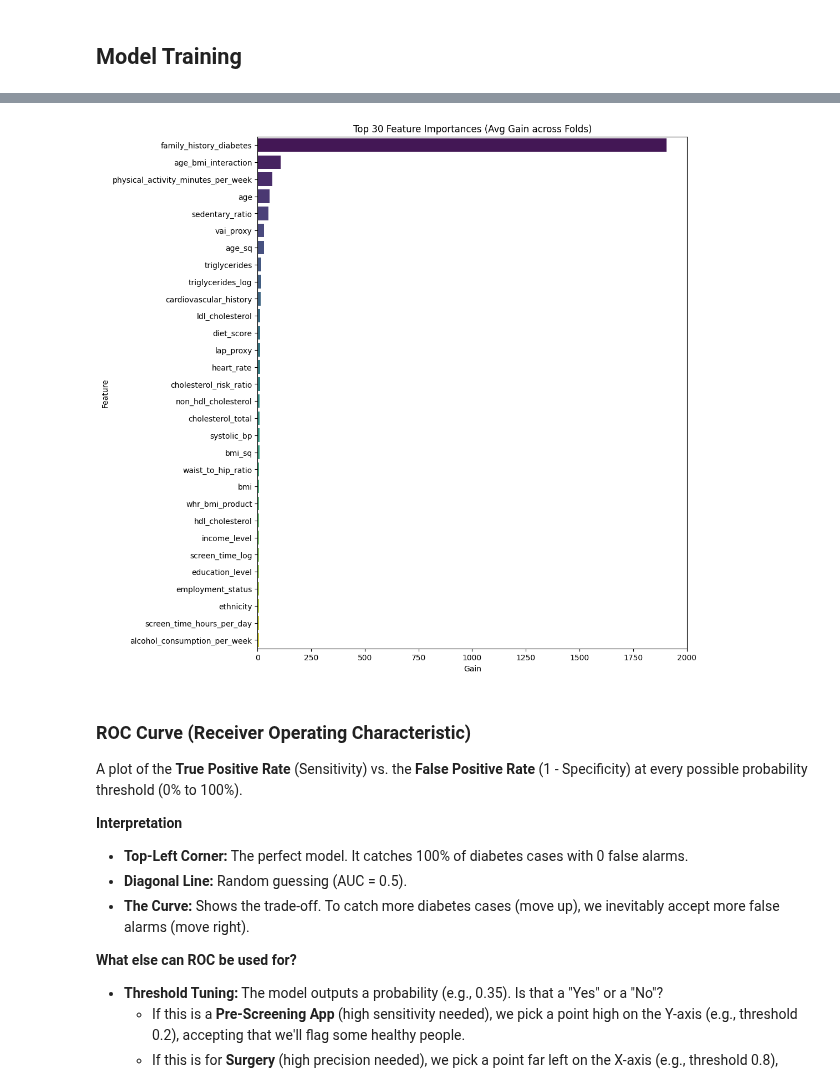
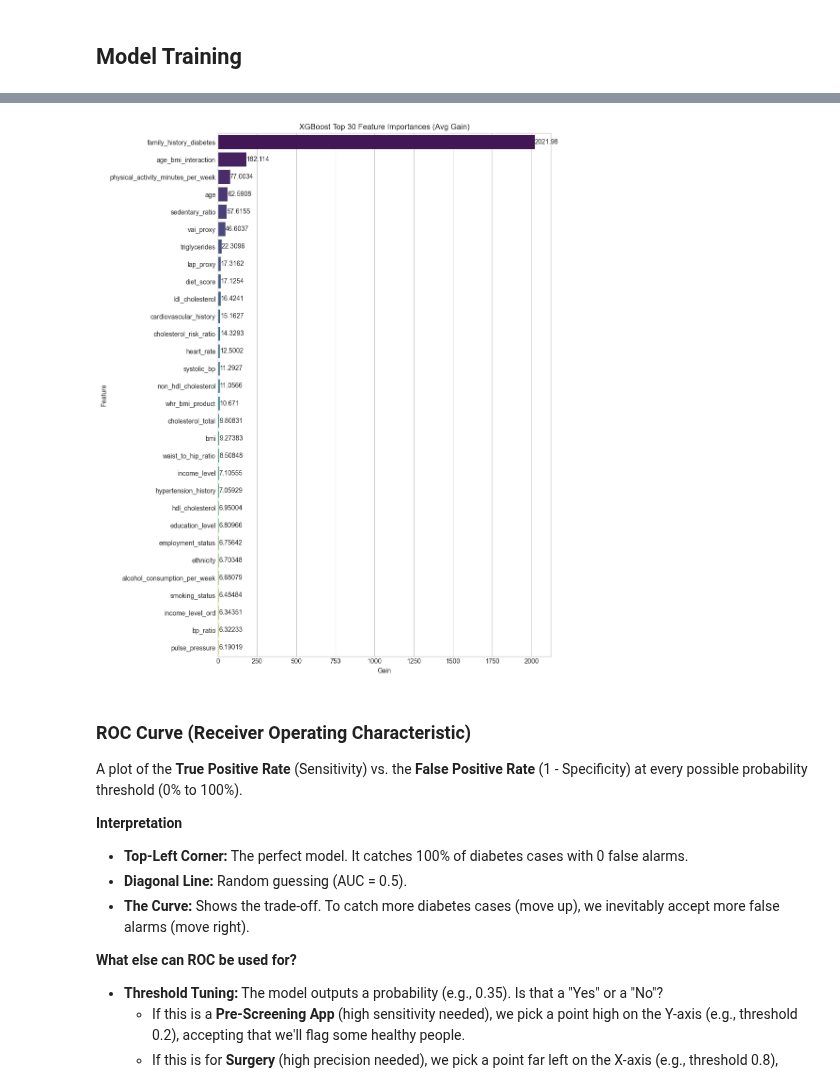
Before and after one commit to SteveTarter/kaggle-playground-series, a Jupyter notebook: 2025/s5e12/ps-s5e12-xgboost.ipynb, the cells around one changed output, grey strips where cells are left out. Drawn from its saved outputs; the diff is of its cells as text; code cells hidden in the pictures.

```diff
--- a/2025/s5e12/ps-s5e12-xgboost.ipynb
+++ b/2025/s5e12/ps-s5e12-xgboost.ipynb
@@ -616,27 +568,8 @@ This chart ranks features by how much they improved the model's accuracy (reduce
     *   **Combine Them:** If SkinThickness is weak on its own, try creating an interaction like Insulin / SkinThickness. Sometimes two weak features make one strong feature.
-# %%
-# Plot 2: Feature Importance (Aggregated)
-# Shows which features drive the decisions
-feature_importance = pd.DataFrame()
-for i, m in enumerate(models):
-    # Get importance dictionary
-    imp_dict = m.get_booster().get_score(importance_type='gain')
-    fold_imp = pd.DataFrame({
-        'Feature': list(imp_dict.keys()),
-        'Importance': list(imp_dict.values()),
-        'Fold': i+1
-    })
-    feature_importance = pd.concat([feature_importance, fold_imp], axis=0)
-
-plt.figure(figsize=(10, 12))
-# Group by feature and calculate mean importance
-avg_imp = feature_importance.groupby('Feature')['Importance'].mean().sort_values(ascending=False).head(30)
-sns.barplot(x=avg_imp.values, y=avg_imp.index, palette='viridis')
-plt.title('Top 30 Feature Importances (Avg Gain across Folds)')
-plt.xlabel('Gain')
-plt.show()
-# %% [output]
-[figure, removed]
+# %%
+mviz.plot_feature_importance(models, show_values=True)
+# %% [output]
+[figure, added]
 # %% [markdown]
 ### ROC Curve (Receiver Operating Characteristic)
 
```
Also changed, not shown: parts of 18 cells of this notebook, 4 other files.
